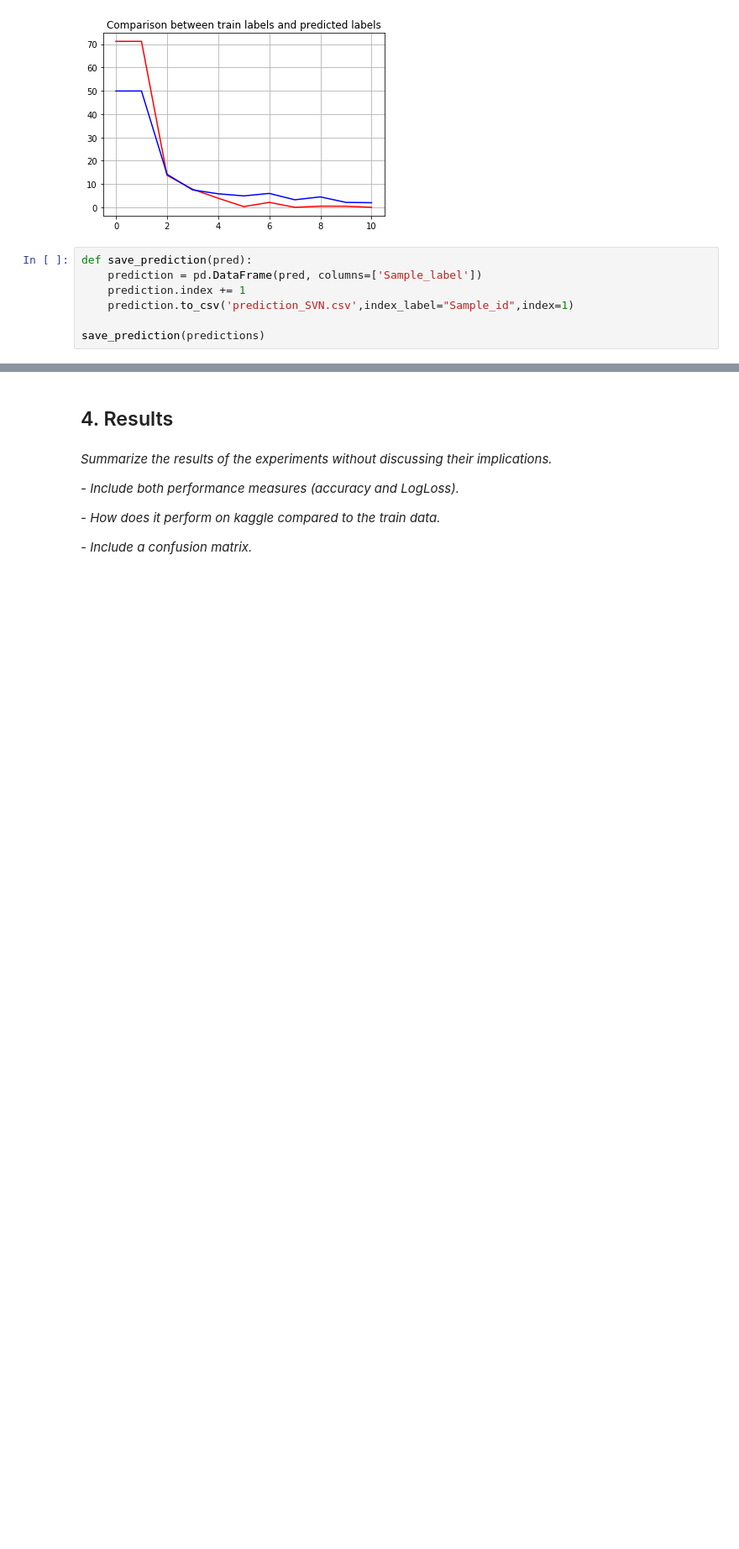
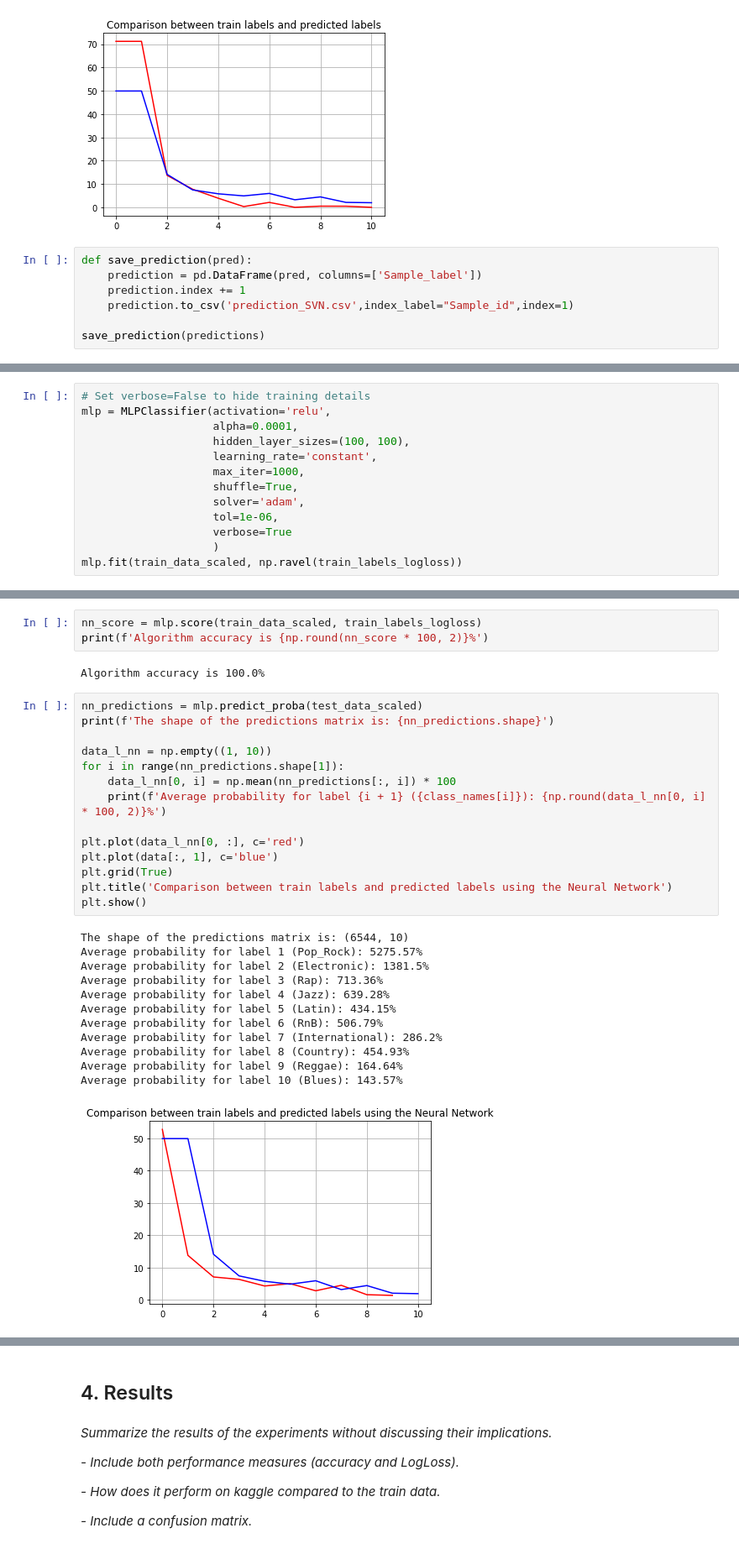
Before and after one commit to FedeMITIC/data-analysis-project, a Jupyter notebook: MLBP2018 Project Report [WIP].ipynb, the cells around one changed output, grey strips where cells are left out. Shown: that part at 84% size. Cells and saved outputs as stored; diff of their text form; blank space fills up the shorter version.

```diff
--- a/MLBP2018 Project Report [WIP].ipynb
+++ b/MLBP2018 Project Report [WIP].ipynb
@@ -267,0 +440,13 @@ save_prediction(predictions)
+# %%
+# Set verbose=False to hide training details
+mlp = MLPClassifier(activation='relu',
+                    alpha=0.0001,
+                    hidden_layer_sizes=(100, 100),
+                    learning_rate='constant',
+                    max_iter=1000,
+                    shuffle=True,
+                    solver='adam',
+                    tol=1e-06,
+                    verbose=True
+                    )
+mlp.fit(train_data_scaled, np.ravel(train_labels_logloss))
@@ -267,0 +478,32 @@ save_prediction(predictions)
+# %%
+nn_score = mlp.score(train_data_scaled, train_labels_logloss)
+print(f'Algorithm accuracy is {np.round(nn_score * 100, 2)}%')
+# %% [output]
+Algorithm accuracy is 100.0%
+# %%
+nn_predictions = mlp.predict_proba(test_data_scaled)
+print(f'The shape of the predictions matrix is: {nn_predictions.shape}')
+
+data_l_nn = np.empty((1, 10))
+for i in range(nn_predictions.shape[1]):
+    data_l_nn[0, i] = np.mean(nn_predictions[:, i]) * 100
+    print(f'Average probability for label {i + 1} ({class_names[i]}): {np.round(data_l_nn[0, i] * 100, 2)}%')
+
+plt.plot(data_l_nn[0, :], c='red')
+plt.plot(data[:, 1], c='blue')
+plt.grid(True)
+plt.title('Comparison between train labels and predicted labels using the Neural Network')
+plt.show()
+# %% [output]
+The shape of the predictions matrix is: (6544, 10)
+Average probability for label 1 (Pop_Rock): 5275.57%
+Average probability for label 2 (Electronic): 1381.5%
+Average probability for label 3 (Rap): 713.36%
+Average probability for label 4 (Jazz): 639.28%
+Average probability for label 5 (Latin): 434.15%
+Average probability for label 6 (RnB): 506.79%
+Average probability for label 7 (International): 286.2%
+Average probability for label 8 (Country): 454.93%
+Average probability for label 9 (Reggae): 164.64%
+Average probability for label 10 (Blues): 143.57%
+[figure, added]
```
Also changed, not shown: parts of 24 cells of this notebook.
